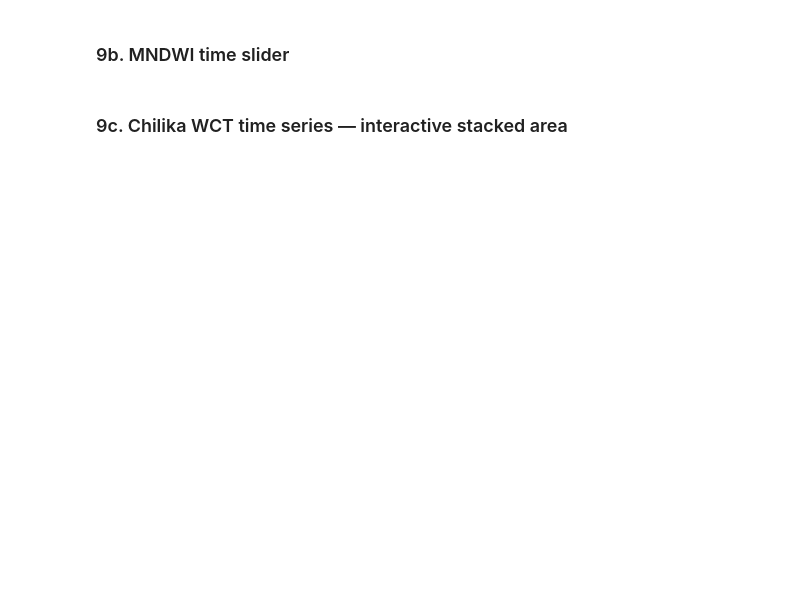
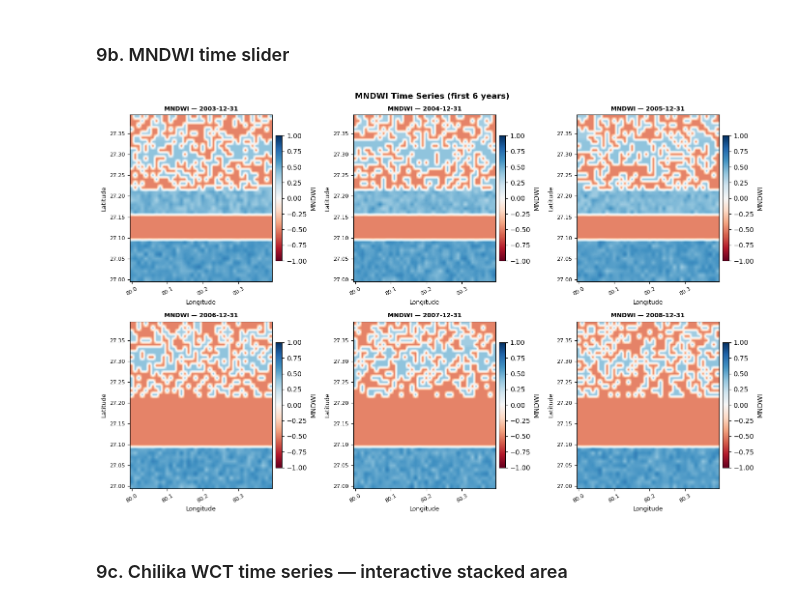
Before and after one commit to manudeo/wetlandmapper, a Jupyter notebook: notebooks/demo_wetlandmapper.ipynb, the cells around one changed output. Saved outputs shown, nothing was run; the diff lists cells and outputs as text; code cells hidden in the pictures; blank space fills up the shorter version.

```diff
--- a/notebooks/demo_wetlandmapper.ipynb
+++ b/notebooks/demo_wetlandmapper.ipynb
@@ -746,16 +891,19 @@ mndwi_ts.hvplot.image(
 # %%
 # ── Static fallback: MNDWI multi-panel (first 6 time steps) ────────────────
 _n = min(6, len(mndwi_ts.time))
 fig, axes = plt.subplots(2, 3, figsize=(14, 9))
 for i, ax in enumerate(axes.flat[:_n]):
     plot_index(mndwi_ts, index_name='MNDWI', ax=ax, time_step=i,
                cmap='RdBu', vmin=-1, vmax=1)
     ax.set_title(f'MNDWI — {str(mndwi_ts.time.values[i])[:10]}',
                  fontsize=9, fontweight='bold')
 plt.suptitle('MNDWI Time Series (first 6 years)', fontsize=12, fontweight='bold')
+plt.tight_layout()
 plt.savefig(os.path.join(OUTPUT_DIR, 'fig_mndwi_timeseries.png'),
             dpi=150, bbox_inches='tight')
 plt.show()
+# %% [output]
+[figure, added]
 # %% [markdown]
 ### 9c. Chilika WCT time series — interactive stacked area
 # %%
```
Also changed, not shown: parts of 39 cells of this notebook.
